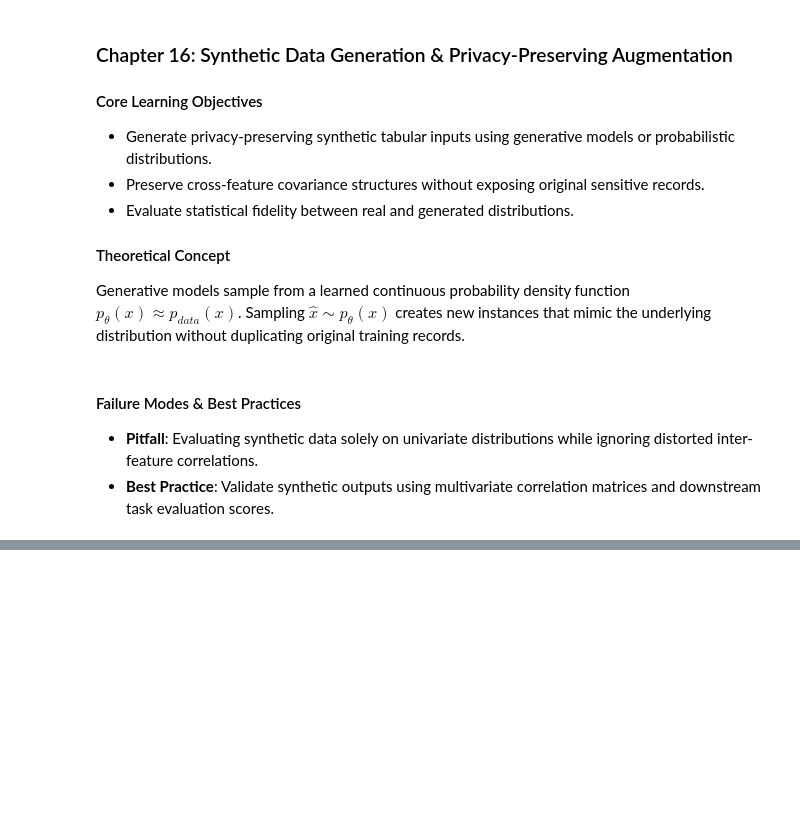
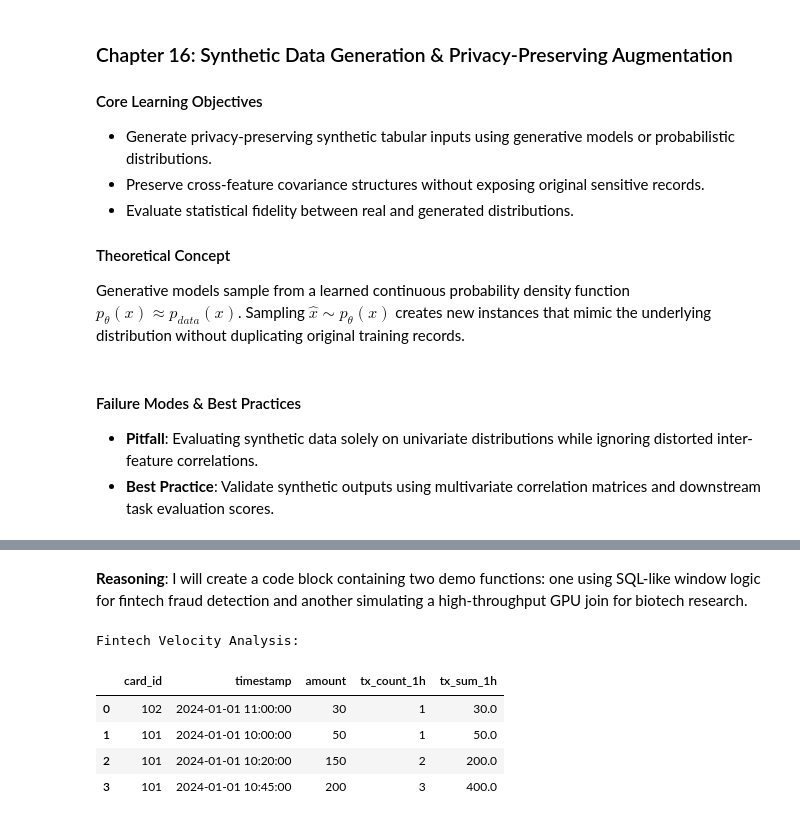
Before and after one commit to saiDan77/nn-from-scratch, a Jupyter notebook: DATAPREP.ipynb, the cells around one changed output, grey strips where cells are left out. Drawn from its saved outputs; the diff is of its cells as text; code cells hidden in the pictures; blank space fills up the shorter version.

```diff
--- a/DATAPREP.ipynb
+++ b/DATAPREP.ipynb
@@ -540,0 +1668,49 @@ def generate_synthetic_gaussian_data(reference_df: pd.DataFrame, num_samples: in
+# %% [markdown]
+**Reasoning**:
+I will create a code block containing two demo functions: one using SQL-like window logic for fintech fraud detection and another simulating a high-throughput GPU join for biotech research.
+# %%
+import pandas as pd
+import duckdb
+
+# 1. Fintech Fraud Detection Demo (Module 13 Logic)
+def detect_transaction_velocity(tx_df: pd.DataFrame):
+    """
+    Uses SQL Window functions to detect 'velocity' of spending.
+    """
+    query = """
+    SELECT
+        *,
+        COUNT(*) OVER (PARTITION BY card_id ORDER BY timestamp RANGE BETWEEN INTERVAL 1 HOUR PRECEDING AND CURRENT ROW) as tx_count_1h,
+        SUM(amount) OVER (PARTITION BY card_id ORDER BY timestamp RANGE BETWEEN INTERVAL 1 HOUR PRECEDING AND CURRENT ROW) as tx_sum_1h
+    FROM tx_df
+    """
+    return duckdb.query(query).to_df()
+
+# 2. Biotech Genomic Processing Simulation (Module 14 Logic)
+def gpu_simulated_sequence_join(patient_samples, reference_genome):
+    """
+    Simulates a high-throughput join typically performed on GPU (cuDF).
+    In production, this would use `cudf.merge()`.
+    """
+    print("Simulation: Performing parallel GPU join on sequence markers...")
+    # Fallback to pandas for simulation
+    aligned_data = patient_samples.merge(reference_genome, on='marker_id', how='inner')
+    return aligned_data
+
+# Example usage logic
+tx_sample = pd.DataFrame({
+    'card_id': [101, 101, 101, 102],
+    'timestamp': pd.to_datetime(['2024-01-01 10:00:00', '2024-01-01 10:20:00', '2024-01-01 10:45:00', '2024-01-01 11:00:00']),
+    'amount': [50, 150, 200, 30]
+})
+
+velocity_df = detect_transaction_velocity(tx_sample)
+print("Fintech Velocity Analysis:")
+display(velocity_df)
+# %% [output]
+Fintech Velocity Analysis:
+|  | card_id | timestamp | amount | tx_count_1h | tx_sum_1h |
+| 0 | 102 | 2024-01-01 11:00:00 | 30 | 1 | 30.0 |
+| 1 | 101 | 2024-01-01 10:00:00 | 50 | 1 | 50.0 |
+| 2 | 101 | 2024-01-01 10:20:00 | 150 | 2 | 200.0 |
+| 3 | 101 | 2024-01-01 10:45:00 | 200 | 3 | 400.0 |
```
Also changed, not shown: parts of 91 cells of this notebook.
